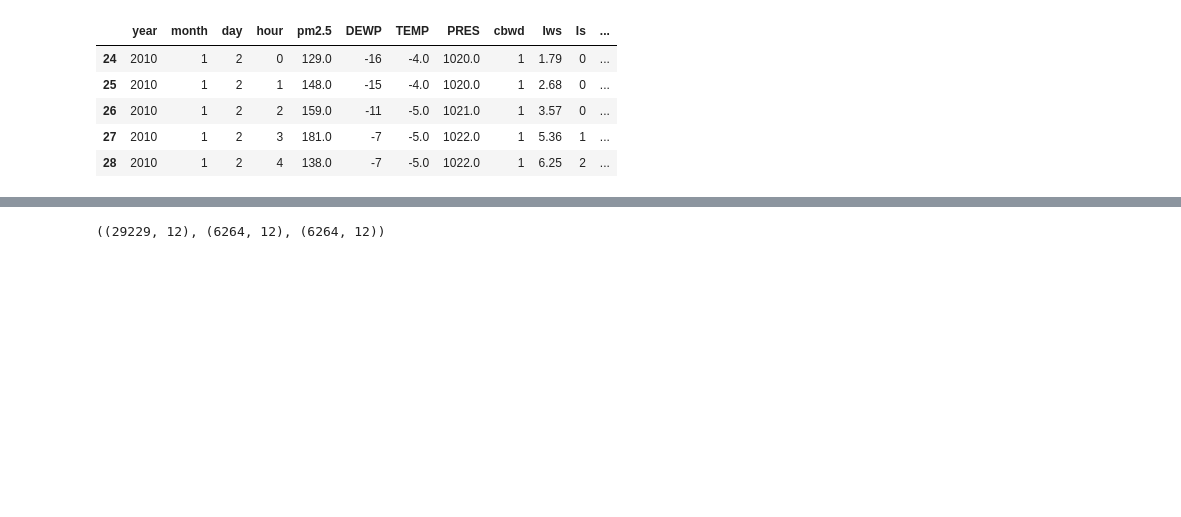
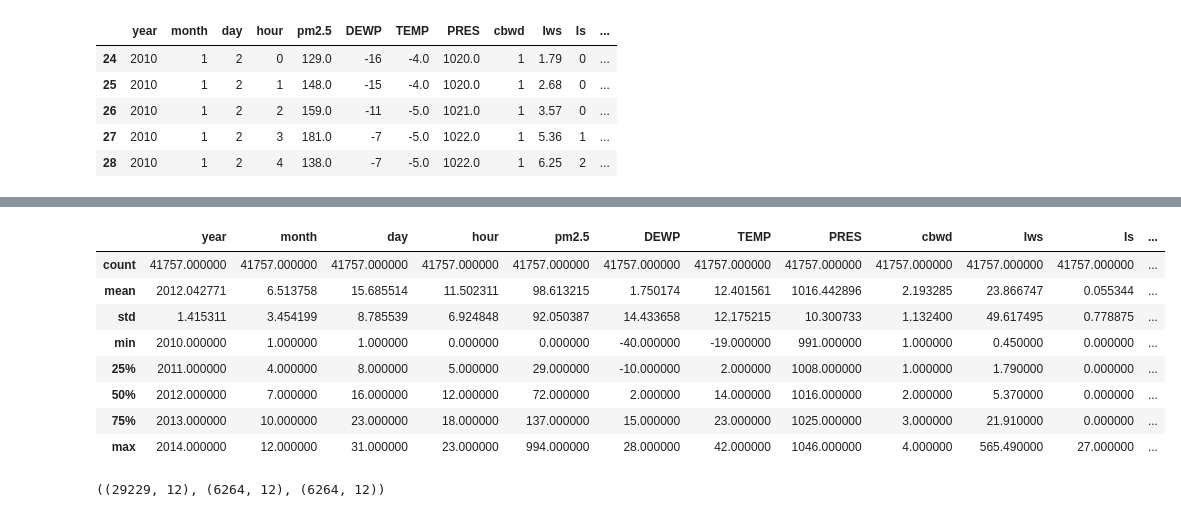
Before and after one commit to PritishWadhwa/ML-Assignments, a Jupyter notebook: Assignment2/q1.ipynb, the cells around one changed output, grey strips where cells are left out. Cells and saved outputs as stored; diff of their text form; code cells hidden in the pictures; blank space fills up the shorter version.

```diff
--- a/Assignment2/q1.ipynb
+++ b/Assignment2/q1.ipynb
@@ -87,3 +133,15 @@ df.head()
+# %%
+df.describe()
+# %% [output]
+|  | year | month | day | hour | pm2.5 | DEWP | TEMP | PRES | cbwd | Iws | Is | ... |
+| count | 41757.000000 | 41757.000000 | 41757.000000 | 41757.000000 | 41757.000000 | 41757.000000 | 41757.000000 | 41757.000000 | 41757.000000 | 41757.000000 | 41757.000000 | ... |
+| mean | 2012.042771 | 6.513758 | 15.685514 | 11.502311 | 98.613215 | 1.750174 | 12.401561 | 1016.442896 | 2.193285 | 23.866747 | 0.055344 | ... |
+| std | 1.415311 | 3.454199 | 8.785539 | 6.924848 | 92.050387 | 14.433658 | 12.175215 | 10.300733 | 1.132400 | 49.617495 | 0.778875 | ... |
+| min | 2010.000000 | 1.000000 | 1.000000 | 0.000000 | 0.000000 | -40.000000 | -19.000000 | 991.000000 | 1.000000 | 0.450000 | 0.000000 | ... |
+| 25% | 2011.000000 | 4.000000 | 8.000000 | 5.000000 | 29.000000 | -10.000000 | 2.000000 | 1008.000000 | 1.000000 | 1.790000 | 0.000000 | ... |
+| 50% | 2012.000000 | 7.000000 | 16.000000 | 12.000000 | 72.000000 | 2.000000 | 14.000000 | 1016.000000 | 2.000000 | 5.370000 | 0.000000 | ... |
+| 75% | 2013.000000 | 10.000000 | 23.000000 | 18.000000 | 137.000000 | 15.000000 | 23.000000 | 1025.000000 | 3.000000 | 21.910000 | 0.000000 | ... |
+| max | 2014.000000 | 12.000000 | 31.000000 | 23.000000 | 994.000000 | 28.000000 | 42.000000 | 1046.000000 | 4.000000 | 565.490000 | 27.000000 | ... |
 # %%
 def train_test_split(df, trainSize = 0.8, testSize = 0.2, random_state = 42):
     validSize = 1 - trainSize - testSize
```
Also changed, not shown: parts of 11 cells of this notebook, 4 other files.
